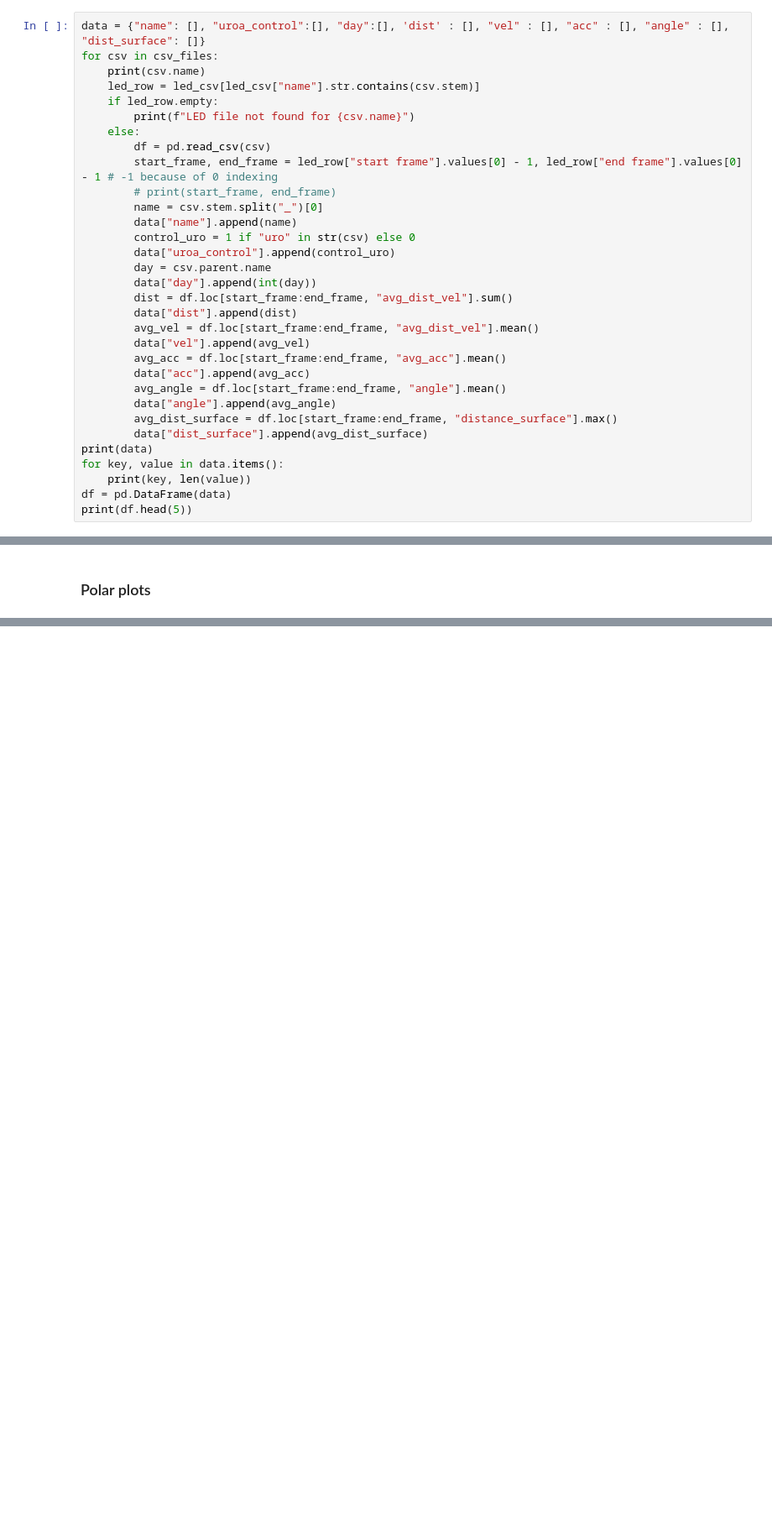
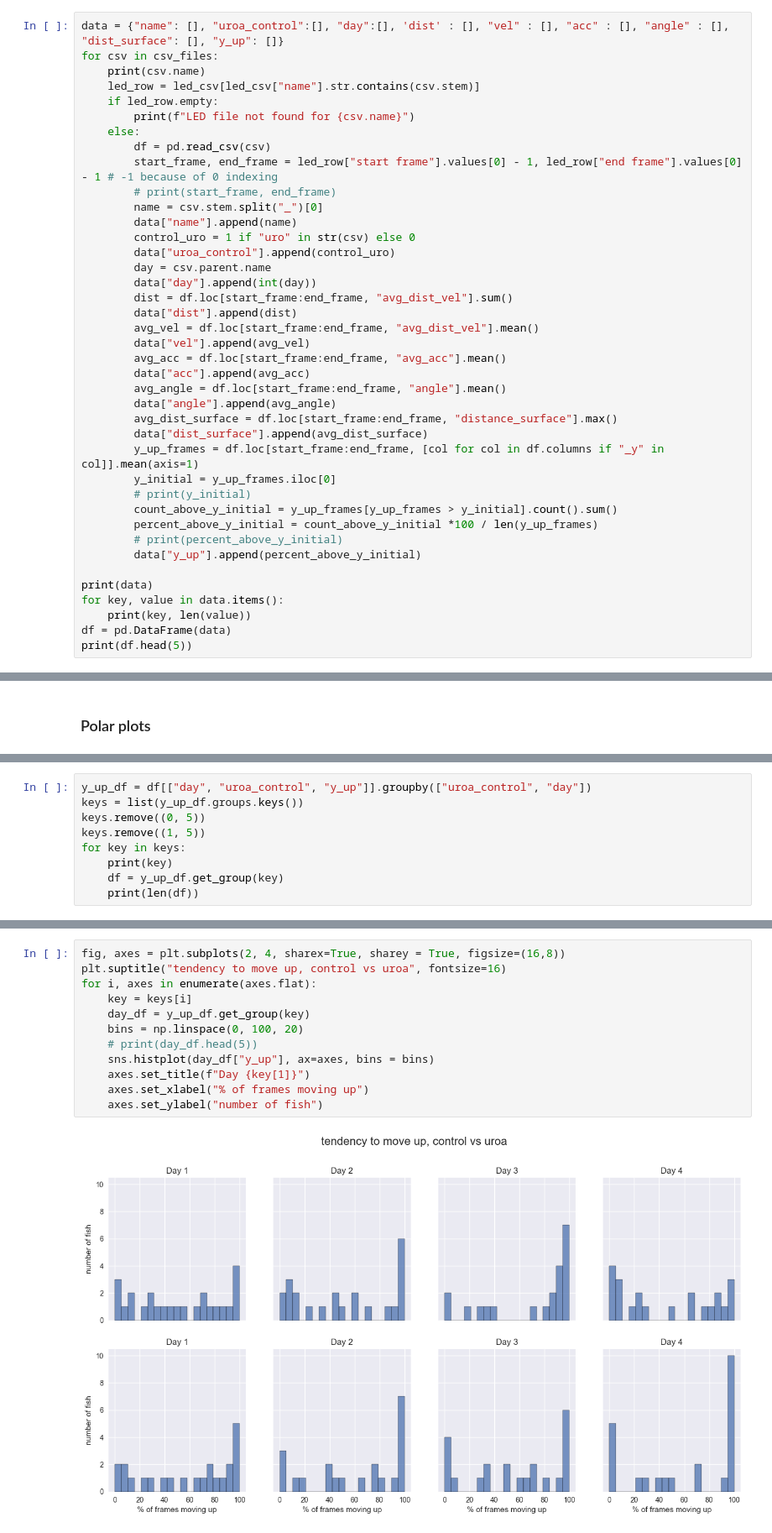
Before and after one commit to teesha902/FYP_ASMLab, a Jupyter notebook: visualisation.ipynb, the cells around one changed output, grey strips where cells are left out. Shown: that part at 84% size. Cells and saved outputs as stored; diff of their text form; blank space fills up the shorter version.

Commit message:
visualising tendency to go up

```diff
--- a/visualisation.ipynb
+++ b/visualisation.ipynb
@@ -27,7 +27,7 @@ print(len(csv_files), "csv files found")
 # %% [markdown]
 ### Setup instantaneuos LED analysis df
 # %%
-data = {"name": [], "uroa_control":[], "day":[], 'dist' : [], "vel" : [], "acc" : [], "angle" : [], "dist_surface": []}
+data = {"name": [], "uroa_control":[], "day":[], 'dist' : [], "vel" : [], "acc" : [], "angle" : [], "dist_surface": [], "y_up": []}
 for csv in csv_files:
     print(csv.name)
     led_row = led_csv[led_csv["name"].str.contains(csv.stem)]
@@ -53,6 +53,14 @@ for csv in csv_files:
         data["angle"].append(avg_angle)
         avg_dist_surface = df.loc[start_frame:end_frame, "distance_surface"].max()
         data["dist_surface"].append(avg_dist_surface)
+        y_up_frames = df.loc[start_frame:end_frame, [col for col in df.columns if "_y" in col]].mean(axis=1)
+        y_initial = y_up_frames.iloc[0]
+        # print(y_initial)
+        count_above_y_initial = y_up_frames[y_up_frames > y_initial].count().sum()
+        percent_above_y_initial = count_above_y_initial *100 / len(y_up_frames)
+        # print(percent_above_y_initial)
+        data["y_up"].append(percent_above_y_initial)
+
 print(data)
 for key, value in data.items():
     print(key, len(value))
@@ -236,0 +260,9 @@ plt.show()
+# %%
+y_up_df = df[["day", "uroa_control", "y_up"]].groupby(["uroa_control", "day"])
+keys = list(y_up_df.groups.keys())
+keys.remove((0, 5))
+keys.remove((1, 5))
+for key in keys:
+    print(key)
+    df = y_up_df.get_group(key)
+    print(len(df))
@@ -236,0 +286,14 @@ plt.show()
+# %%
+fig, axes = plt.subplots(2, 4, sharex=True, sharey = True, figsize=(16,8))
+plt.suptitle("tendency to move up, control vs uroa", fontsize=16)
+for i, axes in enumerate(axes.flat):
+    key = keys[i]
+    day_df = y_up_df.get_group(key)
+    bins = np.linspace(0, 100, 20)
+    # print(day_df.head(5))
+    sns.histplot(day_df["y_up"], ax=axes, bins = bins)
+    axes.set_title(f"Day {key[1]}")
+    axes.set_xlabel("% of frames moving up")
+    axes.set_ylabel("number of fish")
+# %% [output]
+[figure, added]
```
Also changed, not shown: parts of 5 cells of this notebook.
